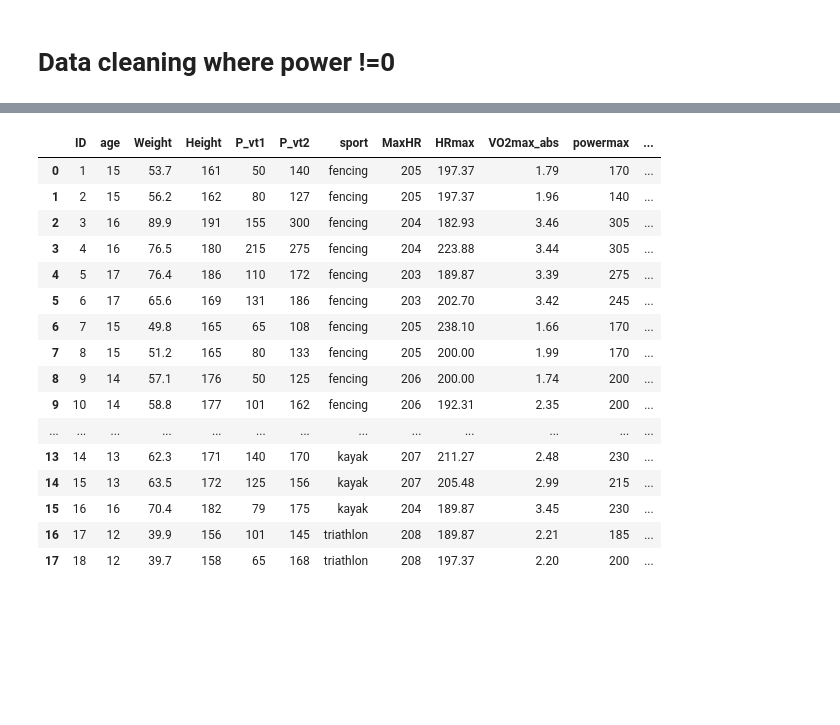
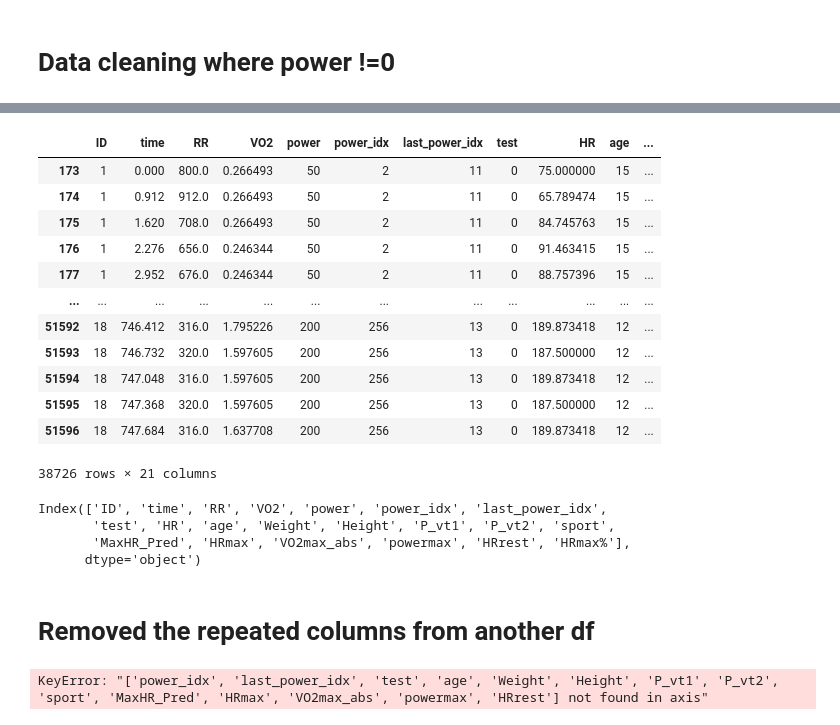
Before and after one commit to garinemanasa/Cardiorespiratory-_fitness, a Jupyter notebook: Cardiodatacleaning.ipynb, the cells around one changed output, grey strips where cells are left out. Saved outputs shown, nothing was run; the diff lists cells and outputs as text; code cells hidden in the pictures; blank space fills up the shorter version.

```diff
--- a/Cardiodatacleaning.ipynb
+++ b/Cardiodatacleaning.ipynb
@@ -632,22 +548,26 @@ sf
-# %%
-cols = ['Vo2inmL/Kg/min/2','Vo2inmL/Kg/min','HRrest','VO2max_abs']
-sf[cols] = sf[cols].apply(lambda x: round(x, 2))
-sf
-# %% [output]
-|  | ID | age | Weight | Height | P_vt1 | P_vt2 | sport | MaxHR | HRmax | VO2max_abs | powermax | ... |
-| 0 | 1 | 15 | 53.7 | 161 | 50 | 140 | fencing | 205 | 197.37 | 1.79 | 170 | ... |
-| 1 | 2 | 15 | 56.2 | 162 | 80 | 127 | fencing | 205 | 197.37 | 1.96 | 140 | ... |
-| 2 | 3 | 16 | 89.9 | 191 | 155 | 300 | fencing | 204 | 182.93 | 3.46 | 305 | ... |
-| 3 | 4 | 16 | 76.5 | 180 | 215 | 275 | fencing | 204 | 223.88 | 3.44 | 305 | ... |
-| 4 | 5 | 17 | 76.4 | 186 | 110 | 172 | fencing | 203 | 189.87 | 3.39 | 275 | ... |
-| 5 | 6 | 17 | 65.6 | 169 | 131 | 186 | fencing | 203 | 202.70 | 3.42 | 245 | ... |
-| 6 | 7 | 15 | 49.8 | 165 | 65 | 108 | fencing | 205 | 238.10 | 1.66 | 170 | ... |
-| 7 | 8 | 15 | 51.2 | 165 | 80 | 133 | fencing | 205 | 200.00 | 1.99 | 170 | ... |
-| 8 | 9 | 14 | 57.1 | 176 | 50 | 125 | fencing | 206 | 200.00 | 1.74 | 200 | ... |
-| 9 | 10 | 14 | 58.8 | 177 | 101 | 162 | fencing | 206 | 192.31 | 2.35 | 200 | ... |
-| ... | ... | ... | ... | ... | ... | ... | ... | ... | ... | ... | ... | ... |
-| 13 | 14 | 13 | 62.3 | 171 | 140 | 170 | kayak | 207 | 211.27 | 2.48 | 230 | ... |
-| 14 | 15 | 13 | 63.5 | 172 | 125 | 156 | kayak | 207 | 205.48 | 2.99 | 215 | ... |
-| 15 | 16 | 16 | 70.4 | 182 | 79 | 175 | kayak | 204 | 189.87 | 3.45 | 230 | ... |
-| 16 | 17 | 12 | 39.9 | 156 | 101 | 145 | triathlon | 208 | 189.87 | 2.21 | 185 | ... |
-| 17 | 18 | 12 | 39.7 | 158 | 65 | 168 | triathlon | 208 | 197.37 | 2.20 | 200 | ... |
+# %%
+merged_df=merged_df[merged_df.power != 0]
+merged_df
+# %% [output]
+|  | ID | time | RR | VO2 | power | power_idx | last_power_idx | test | HR | age | ... |
+| 173 | 1 | 0.000 | 800.0 | 0.266493 | 50 | 2 | 11 | 0 | 75.000000 | 15 | ... |
+| 174 | 1 | 0.912 | 912.0 | 0.266493 | 50 | 2 | 11 | 0 | 65.789474 | 15 | ... |
+| 175 | 1 | 1.620 | 708.0 | 0.266493 | 50 | 2 | 11 | 0 | 84.745763 | 15 | ... |
+| 176 | 1 | 2.276 | 656.0 | 0.246344 | 50 | 2 | 11 | 0 | 91.463415 | 15 | ... |
+| 177 | 1 | 2.952 | 676.0 | 0.246344 | 50 | 2 | 11 | 0 | 88.757396 | 15 | ... |
+| ... | ... | ... | ... | ... | ... | ... | ... | ... | ... | ... | ... |
+| 51592 | 18 | 746.412 | 316.0 | 1.795226 | 200 | 256 | 13 | 0 | 189.873418 | 12 | ... |
+| 51593 | 18 | 746.732 | 320.0 | 1.597605 | 200 | 256 | 13 | 0 | 187.500000 | 12 | ... |
+| 51594 | 18 | 747.048 | 316.0 | 1.597605 | 200 | 256 | 13 | 0 | 189.873418 | 12 | ... |
+| 51595 | 18 | 747.368 | 320.0 | 1.597605 | 200 | 256 | 13 | 0 | 187.500000 | 12 | ... |
+| 51596 | 18 | 747.684 | 316.0 | 1.637708 | 200 | 256 | 13 | 0 | 189.873418 | 12 | ... |
+38726 rows × 21 columns
+# %%
+merged_df.columns
+# %% [output]
+Index(['ID', 'time', 'RR', 'VO2', 'power', 'power_idx', 'last_power_idx',
+       'test', 'HR', 'age', 'Weight', 'Height', 'P_vt1', 'P_vt2', 'sport',
+       'MaxHR_Pred', 'HRmax', 'VO2max_abs', 'powermax', 'HRrest', 'HRmax%'],
+      dtype='object')
+# %% [markdown]
+# Removed the repeated columns from another df
@@ -653,0 +578,6 @@ sf
+# %%
+merged_df=merged_df.drop(['power_idx', 'last_power_idx',
+       'test', 'age', 'Weight', 'Height', 'P_vt1', 'P_vt2', 'sport',
+       'MaxHR_Pred', 'HRmax', 'VO2max_abs', 'powermax', 'HRrest'],axis=1)
+# %% [output]
+KeyError: "['power_idx', 'last_power_idx', 'test', 'age', 'Weight', 'Height', 'P_vt1', 'P_vt2', 'sport', 'MaxHR_Pred', 'HRmax', 'VO2max_abs', 'powermax', 'HRrest'] not found in axis"
```
Also changed, not shown: parts of 59 cells of this notebook, 2 other files.
